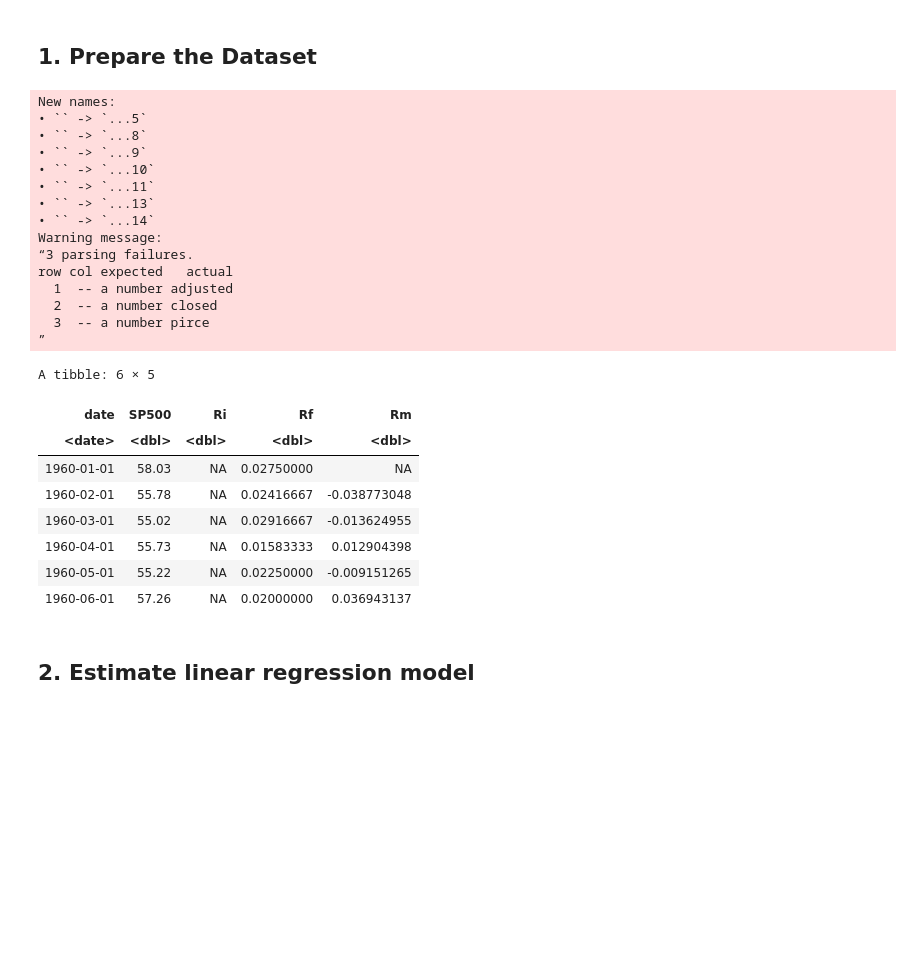
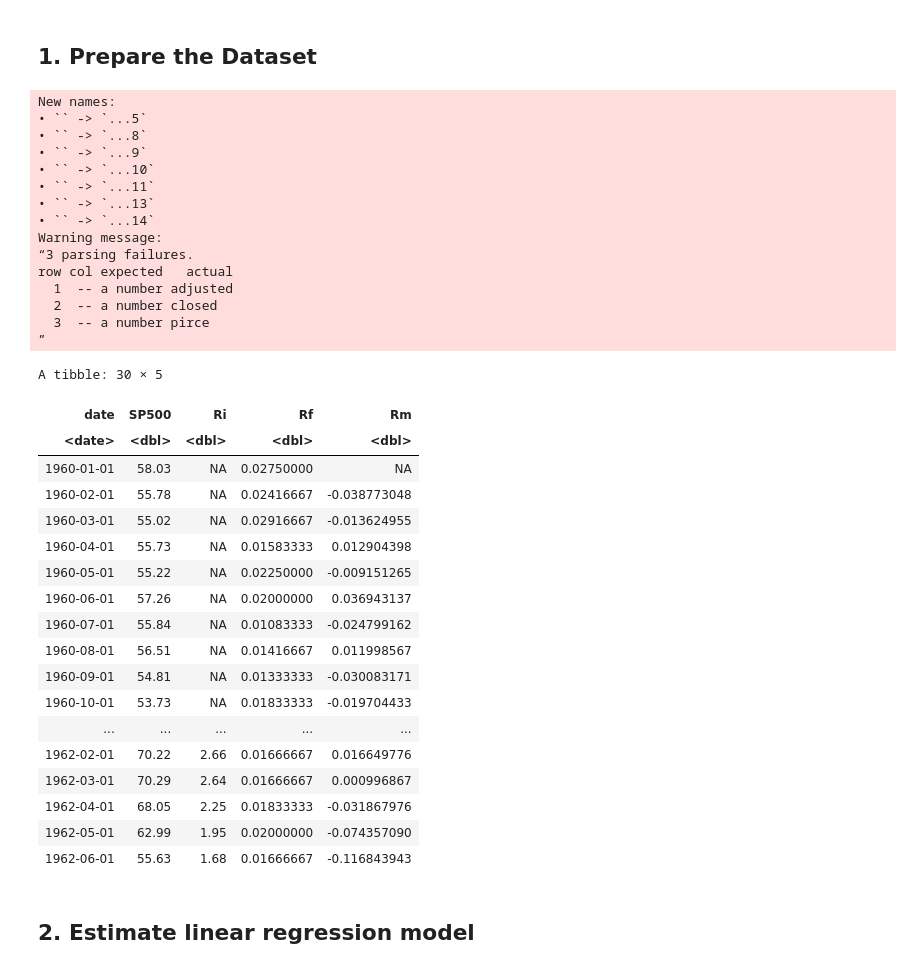
Before and after one commit to Mengsch3/apps-r-hw-01, a Jupyter notebook: FS-Coursework/report.ipynb, the cells around one changed output. Saved outputs shown, nothing was run; the diff lists cells and outputs as text; code cells hidden in the pictures; blank space fills up the shorter version.

```diff
--- a/FS-Coursework/report.ipynb
+++ b/FS-Coursework/report.ipynb
@@ -47,35 +47,45 @@ df_q1 <- data_q1[, c("date","SP500", "IBM", "1-month Tbill")]
 colnames(df_q1)[colnames(df_q1) == "1-month Tbill"] <- "Rf"
 colnames(df_q1)[colnames(df_q1) == "IBM"] <- "Ri"
 
 df_q1$Rm <- (df_q1$SP500 / dplyr::lag(df_q1$SP500)) - 1
 df_q1$Rf <- df_q1$Rf / 12
 
-head(df_q1)
+head(df_q1,30)
 # %% [output]
 New names:
 • `` -> `...5`
 • `` -> `...8`
 • `` -> `...9`
 • `` -> `...10`
 • `` -> `...11`
 • `` -> `...13`
 • `` -> `...14`
 Warning message:
 “3 parsing failures.
 row col expected   actual
   1  -- a number adjusted
   2  -- a number closed
   3  -- a number pirce
 ”
-A tibble: 6 × 5
+A tibble: 30 × 5
 | date | SP500 | Ri | Rf | Rm |
 | <date> | <dbl> | <dbl> | <dbl> | <dbl> |
 | 1960-01-01 | 58.03 | NA | 0.02750000 | NA |
 | 1960-02-01 | 55.78 | NA | 0.02416667 | -0.038773048 |
 | 1960-03-01 | 55.02 | NA | 0.02916667 | -0.013624955 |
 | 1960-04-01 | 55.73 | NA | 0.01583333 | 0.012904398 |
 | 1960-05-01 | 55.22 | NA | 0.02250000 | -0.009151265 |
 | 1960-06-01 | 57.26 | NA | 0.02000000 | 0.036943137 |
+| 1960-07-01 | 55.84 | NA | 0.01083333 | -0.024799162 |
+| 1960-08-01 | 56.51 | NA | 0.01416667 | 0.011998567 |
+| 1960-09-01 | 54.81 | NA | 0.01333333 | -0.030083171 |
+| 1960-10-01 | 53.73 | NA | 0.01833333 | -0.019704433 |
+| ... | ... | ... | ... | ... |
+| 1962-02-01 | 70.22 | 2.66 | 0.01666667 | 0.016649776 |
+| 1962-03-01 | 70.29 | 2.64 | 0.01666667 | 0.000996867 |
+| 1962-04-01 | 68.05 | 2.25 | 0.01833333 | -0.031867976 |
+| 1962-05-01 | 62.99 | 1.95 | 0.02000000 | -0.074357090 |
+| 1962-06-01 | 55.63 | 1.68 | 0.01666667 | -0.116843943 |
 # %%
 # Construct the measures
 
```
